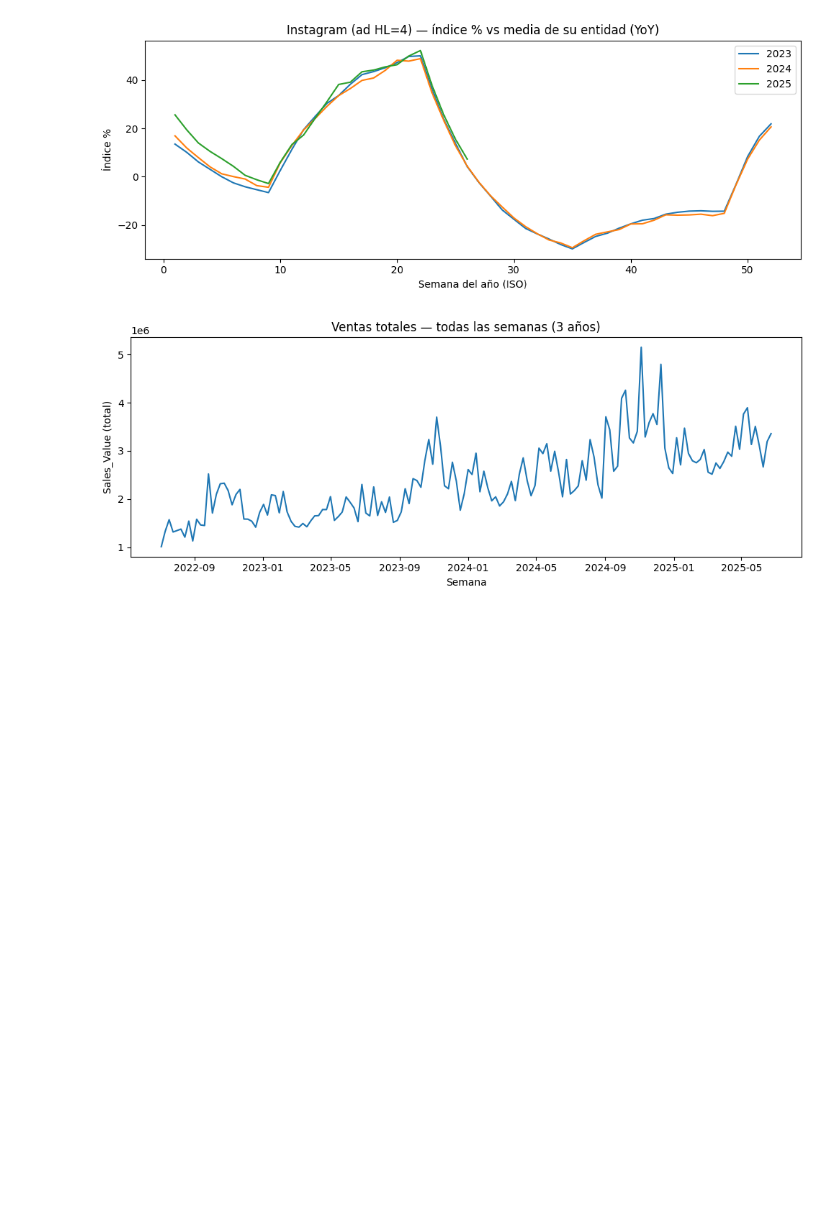
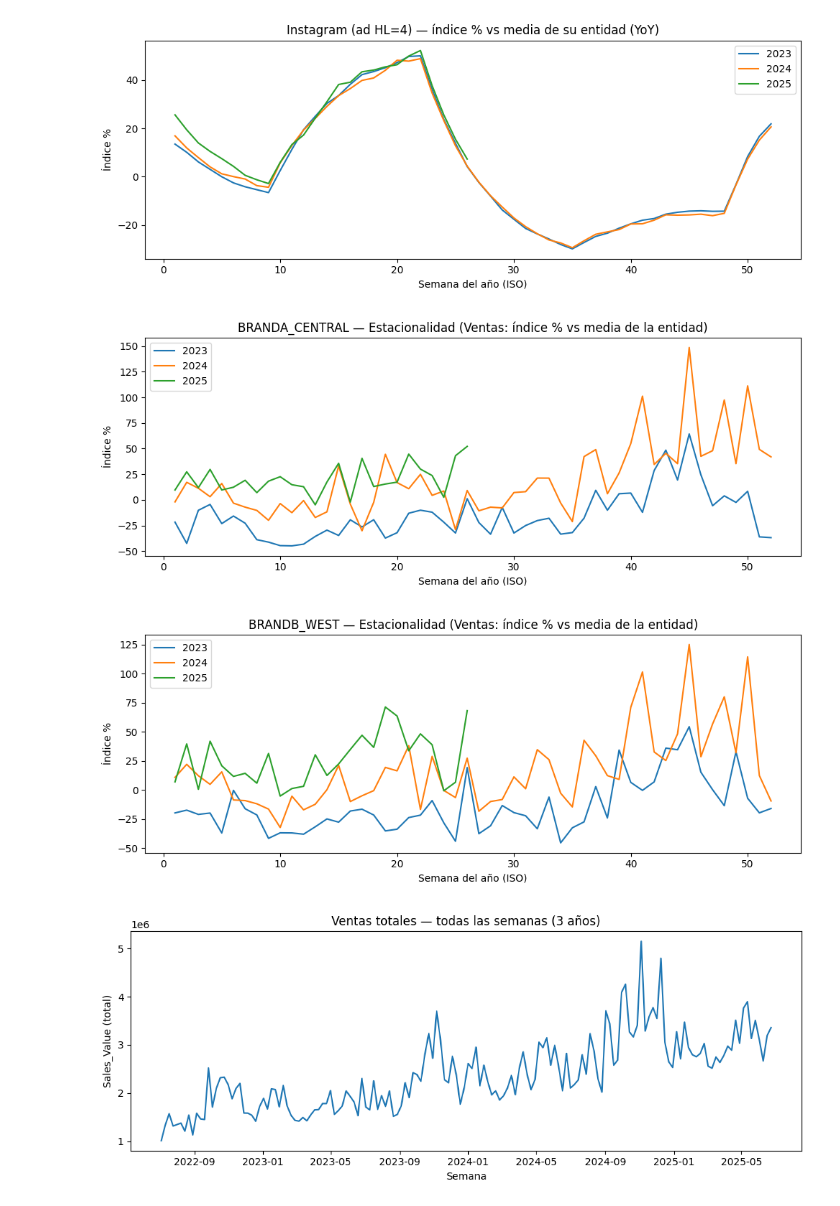
Before and after one commit to mcc-oscar-perez/Marketing_Mix_Modeling, a Jupyter notebook: RT1.ipynb, the cells around one changed output. Drawn from its saved outputs; the diff is of its cells as text; code cells hidden in the pictures; blank space fills up the shorter version.

```diff
--- a/RT1.ipynb
+++ b/RT1.ipynb
@@ -479,6 +481,41 @@ plot_yoy('Instagram_Impressions_ad_hl4_idx%', "Instagram (ad HL=4)")
 [figure]
 [figure]
 [figure]
+# %%
+# 0) Guardas minimalistas: solo crean columnas si faltan
+if 'entity' not in panel.columns:
+    panel['entity'] = panel['Brand'].astype(str) + '_' + panel['Geo'].astype(str)
+
+if 'iso_year' not in panel.columns or 'week_of_year' not in panel.columns:
+    iso = panel['Week'].dt.isocalendar()
+    panel['iso_year'] = iso.year.astype(int)
+    panel['week_of_year'] = iso.week.astype(int)
+
+if 'sales_idx_pct' not in panel.columns:
+    g = panel.groupby(['Brand','Geo'])['Sales_Value']
+    panel['sales_idx_pct'] = (panel['Sales_Value'] / g.transform('mean') - 1) * 100
+
+# 1) Años a graficar (3 más recientes)
+years = sorted(panel['iso_year'].unique())[-3:]
+
+# 2) Elige entidades (top por ventas) o define manualmente
+#ENTITIES_TO_PLOT = (panel.groupby('entity')['Sales_Value'].sum().sort_values(ascending=False).index[:8])
+
+# Ejemplo para elegir manual:
+ENTITIES_TO_PLOT = ['BRANDA_CENTRAL','BRANDB_WEST']
+
+# 3) Una figura por entidad; líneas = años
+for ent in ENTITIES_TO_PLOT:
+    sub = panel[panel['entity'] == ent]
+    plt.figure(figsize=(10,4))
+    for y in years:
+        s = (sub.loc[sub['iso_year']==y, ['week_of_year','sales_idx_pct']].groupby('week_of_year')['sales_idx_pct'].mean().reindex(range(1,54)))
+        plt.plot(s.index, s.values, label=str(y))
+    plt.title(f'{ent} — Estacionalidad (Ventas: índice % vs media de la entidad)')
+    plt.xlabel('Semana del año (ISO)'); plt.ylabel('Índice %'); plt.legend(); plt.tight_layout(); plt.show()
+# %% [output]
+[figure, added]
+[figure, added]
 # %%
 
 
```
Also changed, not shown: parts of 7 cells of this notebook.
